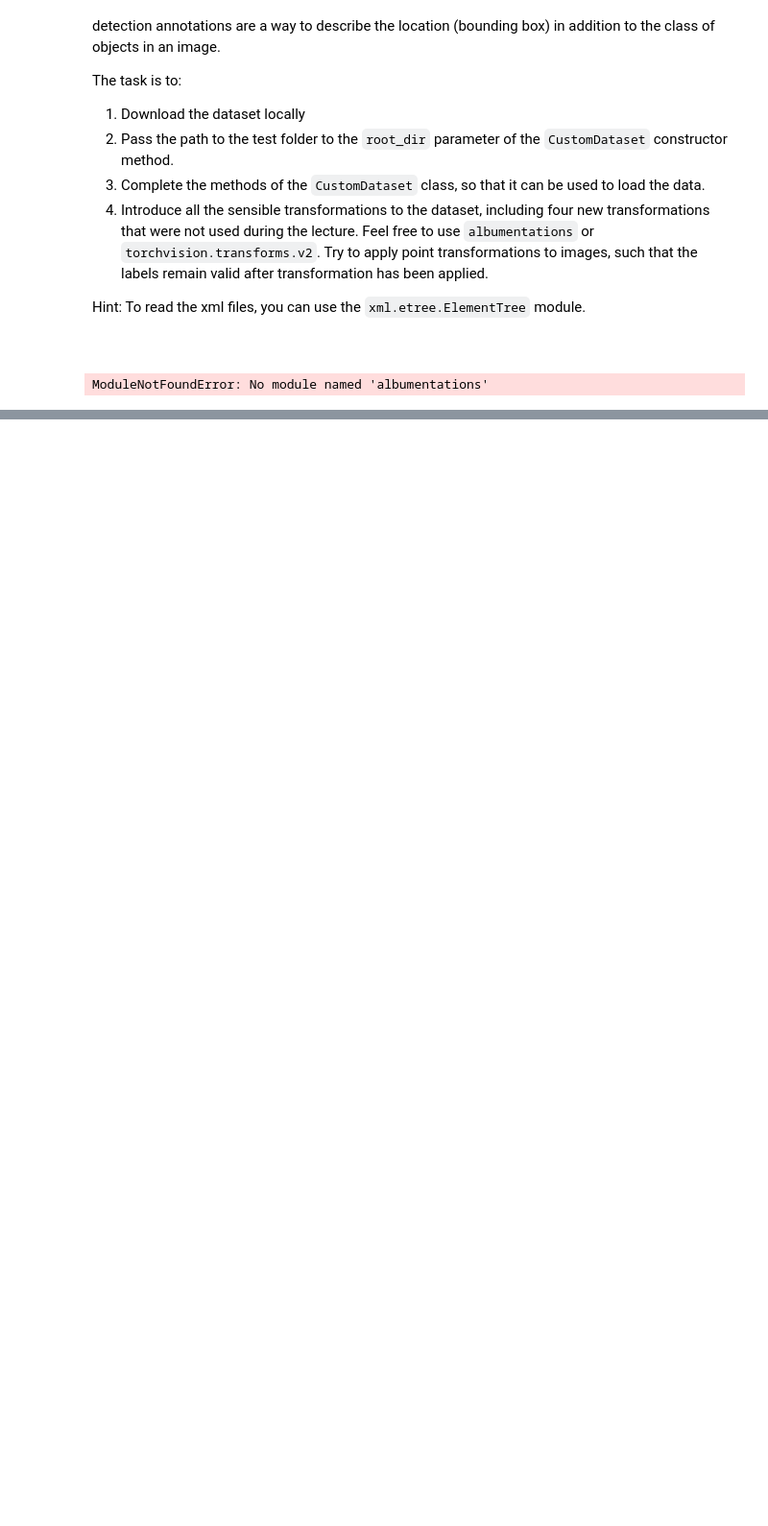
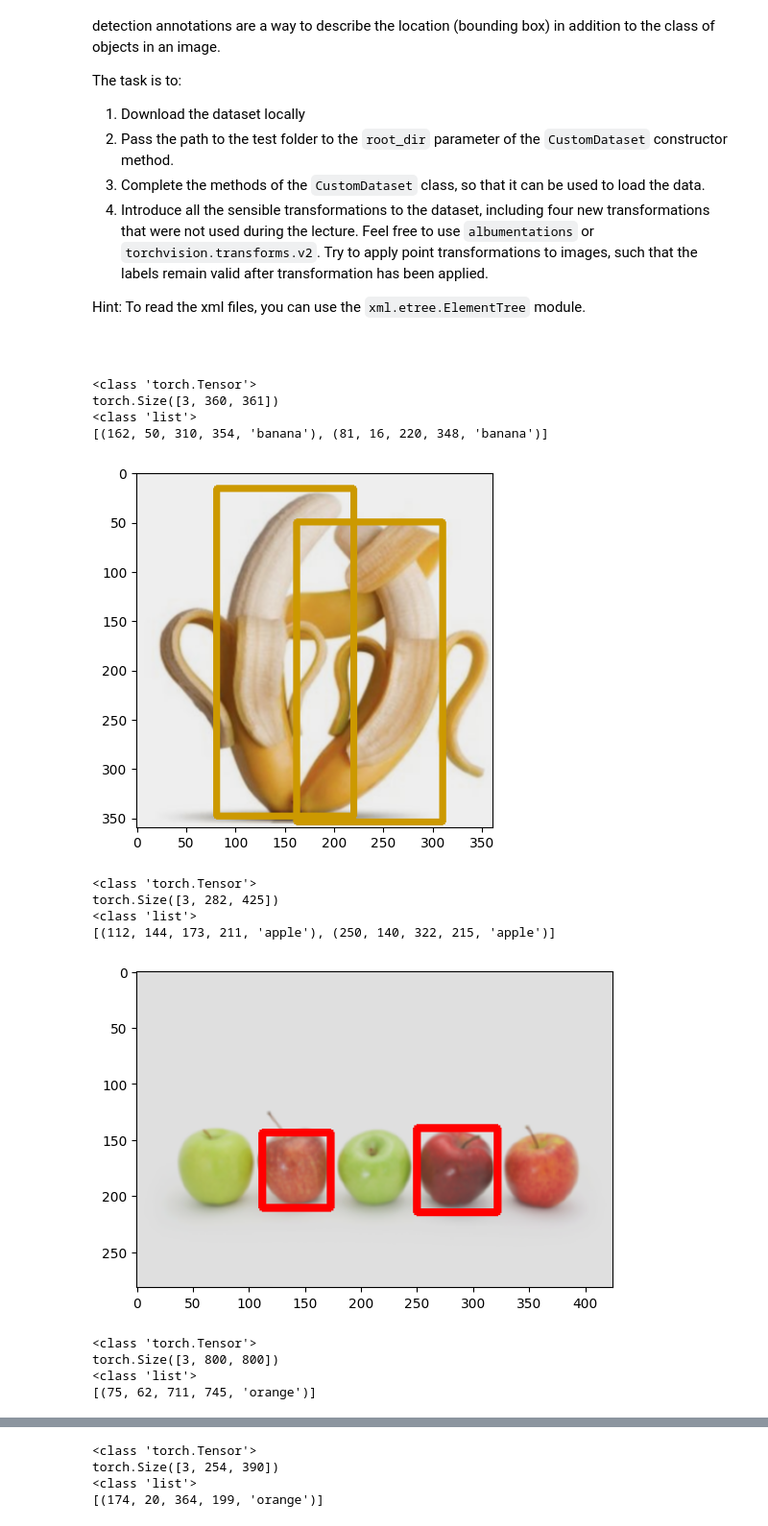
Before and after one commit to krzeznicki/laba_cv_homeworks, a Jupyter notebook: done/homework_6_datasets.ipynb, the cells around one changed output, grey strips where cells are left out. Shown at 96% size. Cells and saved outputs as stored; diff of their text form; code cells hidden in the pictures; blank space fills up the shorter version.

Commit message:
convert image to tensor

```diff
--- a/done/homework_6_datasets.ipynb
+++ b/done/homework_6_datasets.ipynb
@@ -89,8 +89,7 @@ class CustomDataset(Dataset):
         image = Image.open(image_path)
         if self.transform:
             image = self.transform(image)
-            objects = self.transform(objects)
-        else:
+        if type(image) != torch.Tensor:
             image = ToTensor()(image)
         print(type(image))
         print(image.shape)
@@ -106,9 +105,10 @@ Hint: Use torchvision.transformers.v2.Compose to combine multiple transformation
 """
 # </your_code_here>
 custom_transform = torchvision.transforms.v2.Compose([
-
+    # apply only point transformations
+    torchvision.transforms.v2.ColorJitter(brightness=0.2, contrast=0.2, saturation=0.2, hue=0.1),
+    torchvision.transforms.v2.GaussianBlur(kernel_size=3, sigma=(0.1, 2.0)),
     torchvision.transforms.v2.ToDtype(torch.uint8, scale=True),
-    torchvision.transforms.v2.ToTensor(),
 ])
 # </your_code_here>
 
@@ -124,31 +124,44 @@ dataset = CustomDataset(
     transform=ToTensor() if custom_transform is None else custom_transform,
 )
 dataloader = DataLoader(dataset, batch_size=1, shuffle=True)
 
 label_2_colour = {
     "orange": (255, 165, 0),
     "banana": (204, 153, 0),
     "apple": (255, 0, 0),
 }
 
 for i, (image, objects) in enumerate(dataloader):
     # image is a tensor of shape (1, 3, H, W)
     # we need to convert it to shape (H, W, 3), and then convert from torch to numpy
     img = image[0].permute(1, 2, 0).numpy()
     # change the img to that it can be displayed with opencv
     img = (img * 255).astype(np.uint8)
     for obj in objects:
         # iterate over the objects and draw bounding boxes around them
         xmin, ymin, xmax, ymax, label = obj
         color = label_2_colour[label[0]]
         img_copy = img.copy()  # Create a copy of the image
         cv2.rectangle(
             img_copy, (int(xmin), int(ymin)), (int(xmax), int(ymax)), color, 5
         )
         img = img_copy  # Assign the modified copy back to img
     plt.imshow(img)
     plt.show()
     if i == 10:
         break
 # %% [output]
-ModuleNotFoundError: No module named 'albumentations'
+<class 'torch.Tensor'>
+torch.Size([3, 360, 361])
+<class 'list'>
+[(162, 50, 310, 354, 'banana'), (81, 16, 220, 348, 'banana')]
+[figure, added]
+<class 'torch.Tensor'>
+torch.Size([3, 282, 425])
+<class 'list'>
+[(112, 144, 173, 211, 'apple'), (250, 140, 322, 215, 'apple')]
+[figure, added]
+<class 'torch.Tensor'>
+torch.Size([3, 800, 800])
+<class 'list'>
+[(75, 62, 711, 745, 'orange')]
@@ -154,0 +169,4 @@ ModuleNotFoundError: No module named 'albumentations'
+<class 'torch.Tensor'>
+torch.Size([3, 254, 390])
+<class 'list'>
+[(174, 20, 364, 199, 'orange')]
```
Also changed, not shown: parts of 3 cells of this notebook.
